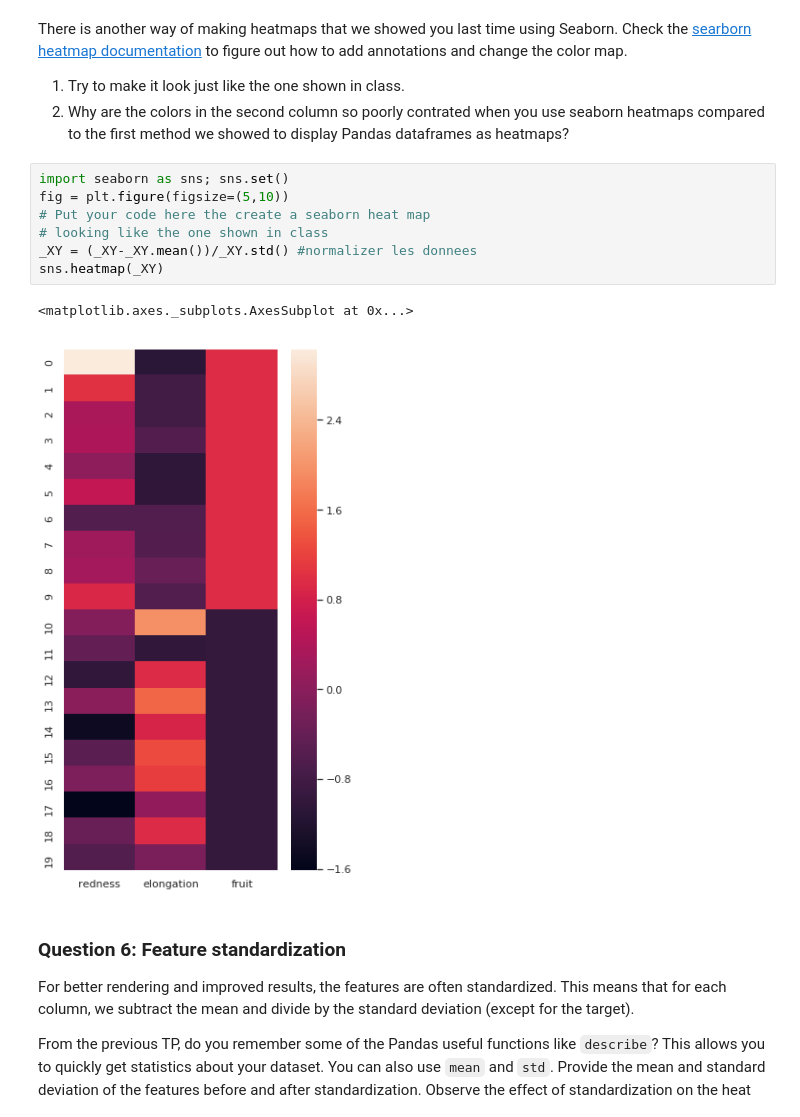
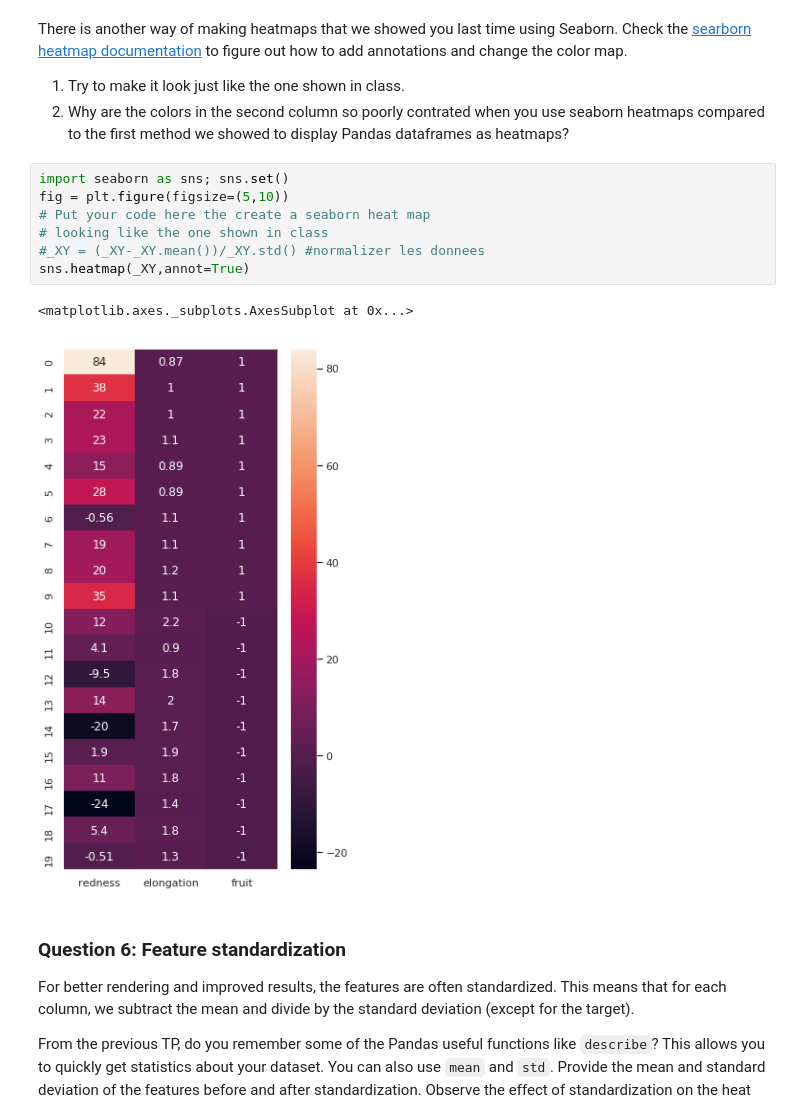
Before and after one commit to ziqianPeng/info232, a Jupyter notebook: TP1/TP1.ipynb, the cells around one changed output. Cells and saved outputs as stored; diff of their text form.

```diff
--- a/TP1/TP1.ipynb
+++ b/TP1/TP1.ipynb
@@ -338,13 +359,13 @@ There is another way of making heatmaps that we showed you last time using Seabo
 # %%
 import seaborn as sns; sns.set()
 fig = plt.figure(figsize=(5,10))
 # Put your code here the create a seaborn heat map
 # looking like the one shown in class
-_XY = (_XY-_XY.mean())/_XY.std() #normalizer les donnees
-sns.heatmap(_XY)
+#_XY = (_XY-_XY.mean())/_XY.std() #normalizer les donnees
+sns.heatmap(_XY,annot=True)
 # %% [output]
 <matplotlib.axes._subplots.AxesSubplot at 0x...>
-[figure, old version]
+[figure, new version]
 # %% [markdown]
 ### Question 6: Feature standardization
 For better rendering and improved results, the features are often standardized. This means that for each column, we subtract the mean and divide by the standard deviation (except for the target).
```
Also changed, not shown: parts of 10 cells of this notebook.
